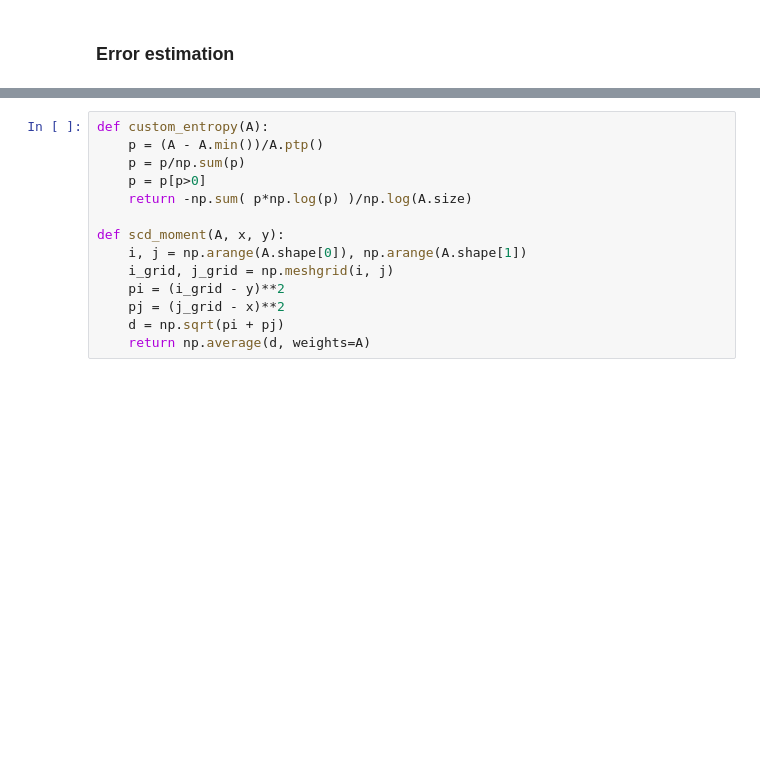
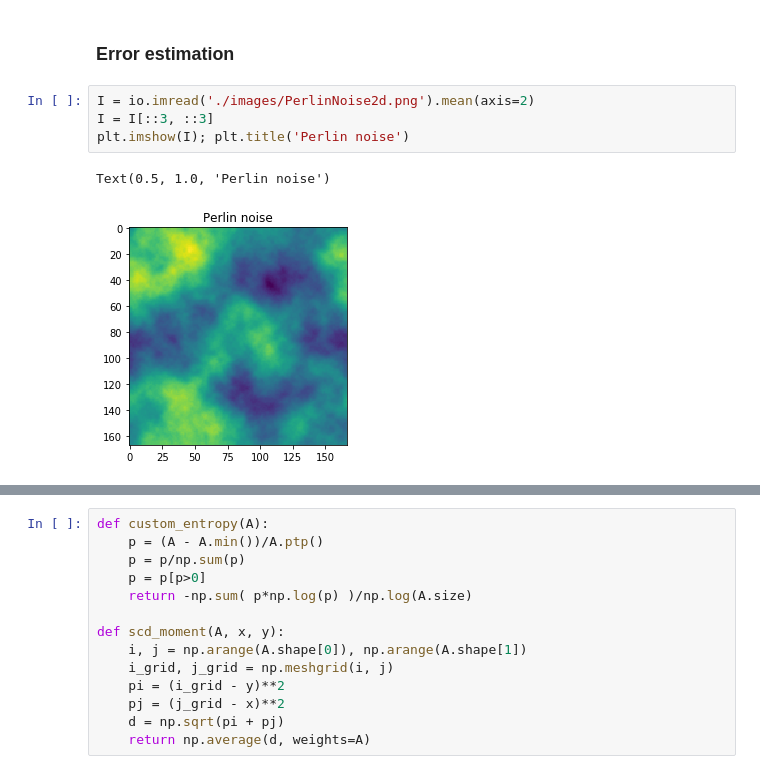
Before and after one commit to xdze2/stretchablecorr, a Jupyter notebook: test_stretchablecorr.ipynb, the cells around one changed output, grey strips where cells are left out. Drawn from its saved outputs; the diff is of its cells as text; blank space fills up the shorter version.

```diff
--- a/test_stretchablecorr.ipynb
+++ b/test_stretchablecorr.ipynb
@@ -124,2 +143,9 @@ sc.get_shifts(A, B, window_half_size, window_half_size,
 # %% [markdown]
 ### Error estimation
+# %%
+I = io.imread('./images/PerlinNoise2d.png').mean(axis=2)
+I = I[::3, ::3]
+plt.imshow(I); plt.title('Perlin noise')
+# %% [output]
+Text(0.5, 1.0, 'Perlin noise')
+[figure, added]
```
Also changed, not shown: parts of 24 cells of this notebook, 1 other file.
